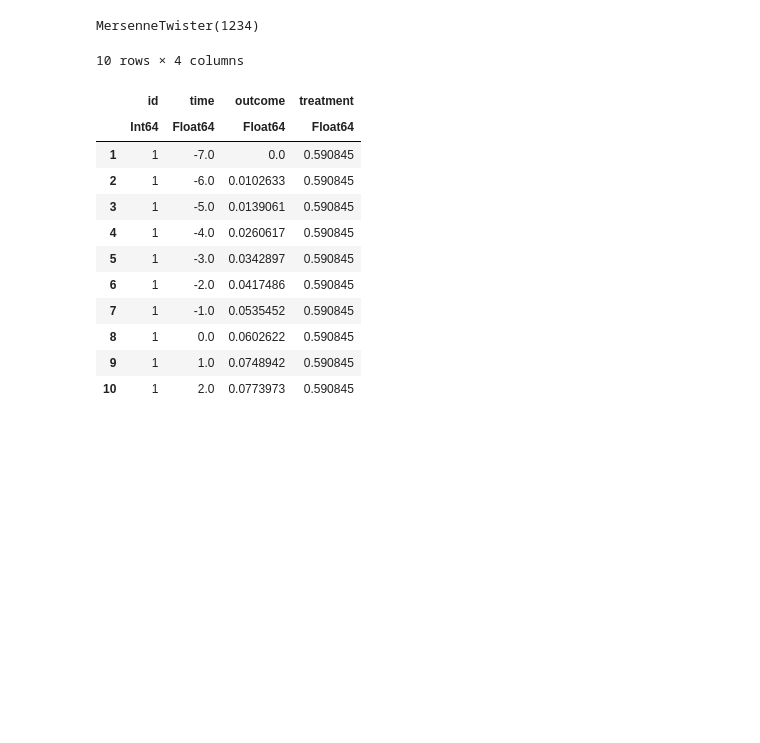
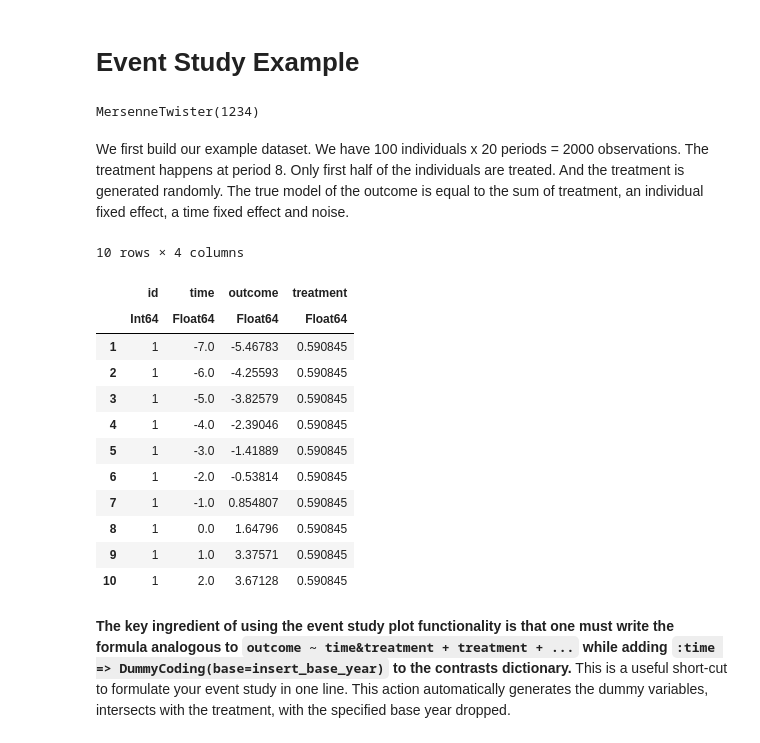
Before and after one commit to caibengbu/Coefplots.jl, a Jupyter notebook: examples/esplot.ipynb, the cells around one changed output. Saved outputs shown, nothing was run; the diff lists cells and outputs as text; code cells hidden in the pictures; blank space fills up the shorter version.

```diff
--- a/examples/esplot.ipynb
+++ b/examples/esplot.ipynb
@@ -1,3 +1,5 @@
+# %% [markdown]
+# Event Study Example
 # %%
 include("../src/Coefplots.jl")
 using .Coefplots
@@ -9,37 +11,38 @@ using Random
 Random.seed!(1234)
 # %% [output]
 MersenneTwister(1234)
+# %% [markdown]
+We first build our example dataset. We have 100 individuals x 20 periods = 2000 observations. The treatment happens at period 8. Only first half of the individuals are treated. And the treatment is generated randomly. The true model of the outcome is equal to the sum of treatment, an individual fixed effect, a time fixed effect and noise.
 # %%
 N = 100 # 100 individuals
 T = 20 # 20 periods
 event_time = 8 # make the eighth period be the event time
 id = repeat(1:N, inner=T) # generate id
 is_treated = id .< N/2 # make first half of individuals are treated, last half of indivuduals are controls
 time = Float64.(repeat(1:T, outer=N) .- event_time) # generate time
 treatment = repeat(rand(N), inner=T) .* is_treated # generate treatment, 0 if obs are controls
 outcome = treatment .* (time .> 0) + id + time .+ rand(N*T) # generate outcome, treatment only have an effect after event time
 # use face value of id, time as FE, also add a noise.
-min_outcome = minimum(outcome)
-max_outcome = maximum(outcome)
-outcome = (outcome .- min_outcome)./(max_outcome - min_outcome)
 
 
 df = DataFrame(id = id, time = time, outcome = outcome, treatment = treatment)
 first(df,10)
 # %% [output]
 10 rows × 4 columns
 |  | id | time | outcome | treatment |
 |  | Int64 | Float64 | Float64 | Float64 |
-| 1 | 1 | -7.0 | 0.0 | 0.590845 |
-| 2 | 1 | -6.0 | 0.0102633 | 0.590845 |
-| 3 | 1 | -5.0 | 0.0139061 | 0.590845 |
-| 4 | 1 | -4.0 | 0.0260617 | 0.590845 |
-| 5 | 1 | -3.0 | 0.0342897 | 0.590845 |
-| 6 | 1 | -2.0 | 0.0417486 | 0.590845 |
-| 7 | 1 | -1.0 | 0.0535452 | 0.590845 |
-| 8 | 1 | 0.0 | 0.0602622 | 0.590845 |
-| 9 | 1 | 1.0 | 0.0748942 | 0.590845 |
-| 10 | 1 | 2.0 | 0.0773973 | 0.590845 |
+| 1 | 1 | -7.0 | -5.46783 | 0.590845 |
+| 2 | 1 | -6.0 | -4.25593 | 0.590845 |
+| 3 | 1 | -5.0 | -3.82579 | 0.590845 |
+| 4 | 1 | -4.0 | -2.39046 | 0.590845 |
+| 5 | 1 | -3.0 | -1.41889 | 0.590845 |
+| 6 | 1 | -2.0 | -0.53814 | 0.590845 |
+| 7 | 1 | -1.0 | 0.854807 | 0.590845 |
+| 8 | 1 | 0.0 | 1.64796 | 0.590845 |
+| 9 | 1 | 1.0 | 3.37571 | 0.590845 |
+| 10 | 1 | 2.0 | 3.67128 | 0.590845 |
+# %% [markdown]
+**The key ingredient of using the event study plot functionality is that one must write the formula analogous to `outcome ~ time&treatment + treatment + ...` while adding `:time => DummyCoding(base=insert_base_year)` to the contrasts dictionary.** This is a useful short-cut to formulate your event study in one line. This action automatically generates the dummy variables, intersects with the treatment, with the specified base year dropped.
 # %%
 res = reg(df, @formula(outcome ~ time&treatment + treatment + fe(id) + fe(time)); contrasts = Dict(:time => DummyCoding(base=0)));
 # %%
```
Also changed, not shown: parts of 2 cells of this notebook, 2 other files.
